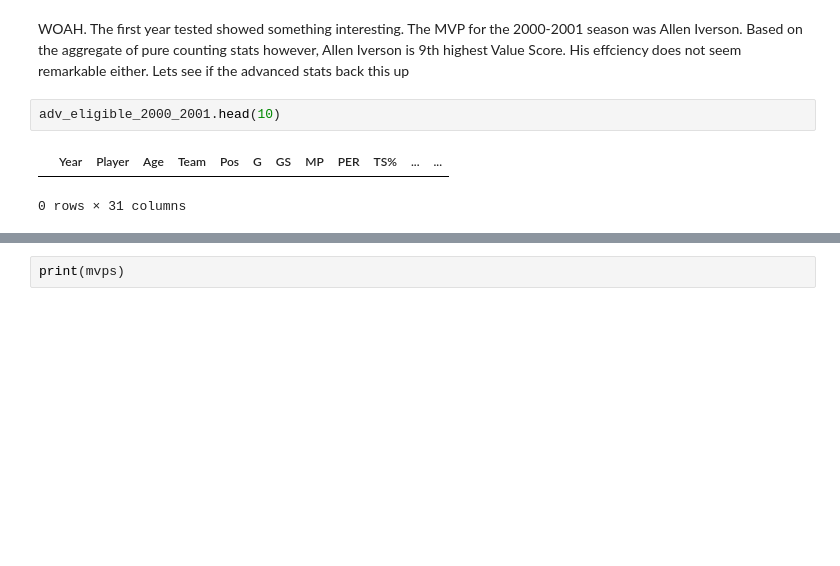
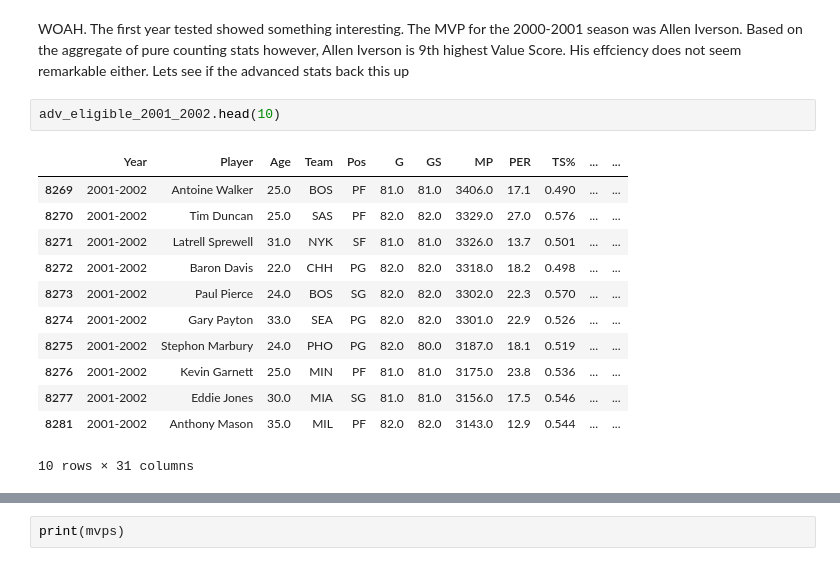
Before and after one commit to khadazhaia/nba-stats, a Jupyter notebook: notebooks/jonathan_eda.ipynb, the cells around one changed output, grey strips where cells are left out. Cells and saved outputs as stored; diff of their text form; blank space fills up the shorter version.

```diff
--- a/notebooks/jonathan_eda.ipynb
+++ b/notebooks/jonathan_eda.ipynb
@@ -106,10 +122,20 @@ raw_value_2000_2001.head(10)
 # %% [markdown]
 WOAH. The first year tested showed something interesting. The MVP for the 2000-2001 season was Allen Iverson. Based on the aggregate of pure counting stats however, Allen Iverson is 9th highest Value Score. His effciency does not seem remarkable either. Lets see if the advanced stats back this up
 # %%
-adv_eligible_2000_2001.head(10)
+adv_eligible_2001_2002.head(10)
 # %% [output]
 |  | Year | Player | Age | Team | Pos | G | GS | MP | PER | TS% | ... | ... |
+| 8269 | 2001-2002 | Antoine Walker | 25.0 | BOS | PF | 81.0 | 81.0 | 3406.0 | 17.1 | 0.490 | ... | ... |
+| 8270 | 2001-2002 | Tim Duncan | 25.0 | SAS | PF | 82.0 | 82.0 | 3329.0 | 27.0 | 0.576 | ... | ... |
+| 8271 | 2001-2002 | Latrell Sprewell | 31.0 | NYK | SF | 81.0 | 81.0 | 3326.0 | 13.7 | 0.501 | ... | ... |
+| 8272 | 2001-2002 | Baron Davis | 22.0 | CHH | PG | 82.0 | 82.0 | 3318.0 | 18.2 | 0.498 | ... | ... |
+| 8273 | 2001-2002 | Paul Pierce | 24.0 | BOS | SG | 82.0 | 82.0 | 3302.0 | 22.3 | 0.570 | ... | ... |
+| 8274 | 2001-2002 | Gary Payton | 33.0 | SEA | PG | 82.0 | 82.0 | 3301.0 | 22.9 | 0.526 | ... | ... |
+| 8275 | 2001-2002 | Stephon Marbury | 24.0 | PHO | PG | 82.0 | 80.0 | 3187.0 | 18.1 | 0.519 | ... | ... |
+| 8276 | 2001-2002 | Kevin Garnett | 25.0 | MIN | PF | 81.0 | 81.0 | 3175.0 | 23.8 | 0.536 | ... | ... |
+| 8277 | 2001-2002 | Eddie Jones | 30.0 | MIA | SG | 81.0 | 81.0 | 3156.0 | 17.5 | 0.546 | ... | ... |
+| 8281 | 2001-2002 | Anthony Mason | 35.0 | MIL | PF | 82.0 | 82.0 | 3143.0 | 12.9 | 0.544 | ... | ... |
-0 rows × 31 columns
+10 rows × 31 columns
 # %%
 eligible_2011_2012
 # %% [output]
```
Also changed, not shown: parts of 5 cells of this notebook.
